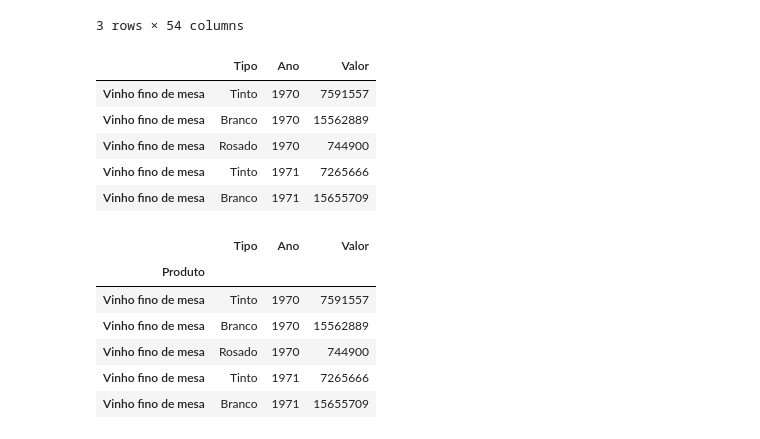
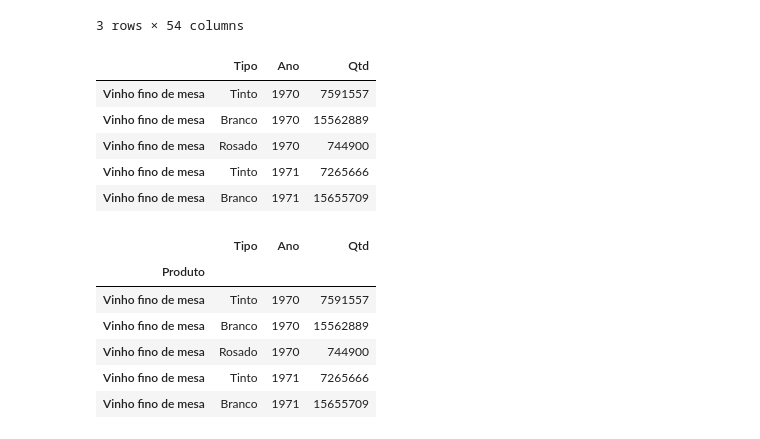
Before and after one commit to VivianeCorreia/Tech-Challenge, a Jupyter notebook: Challenge.ipynb, the cells around one changed output. Cells and saved outputs as stored; diff of their text form; code cells hidden in the pictures.

```diff
--- a/Challenge.ipynb
+++ b/Challenge.ipynb
@@ -56,11 +56,11 @@ df_prod_R
 | Vinho fino de mesa | Rosado | 744900 | 664687 | 1006630 | 1018715 | 2668995 | 2759789 | 2220777 | 4723982 | 4110181 | ... | ... |
 3 rows × 54 columns
 # %%
-df_prod_R = pd.melt(df_prod_R, id_vars=['produto'], var_name='Ano', value_name='Valor', ignore_index=False)
+df_prod_R = pd.melt(df_prod_R, id_vars=['produto'], var_name='Ano', value_name='Qtd', ignore_index=False)
 df_prod_R.rename(columns={'produto': 'Tipo'}, inplace=True)
 df_prod_R.head()
 # %% [output]
-|  | Tipo | Ano | Valor |
+|  | Tipo | Ano | Qtd |
 | Vinho fino de mesa | Tinto | 1970 | 7591557 |
 | Vinho fino de mesa | Branco | 1970 | 15562889 |
 | Vinho fino de mesa | Rosado | 1970 | 744900 |
@@ -70,7 +70,7 @@ df_prod_R.head()
 df_prod_R.index.name = "Produto"
 df_prod_R.head()
 # %% [output]
-|  | Tipo | Ano | Valor |
+|  | Tipo | Ano | Qtd |
 | Produto |  |  |  |
 | Vinho fino de mesa | Tinto | 1970 | 7591557 |
 | Vinho fino de mesa | Branco | 1970 | 15562889 |
```
Also changed, not shown: parts of 8 cells of this notebook.
